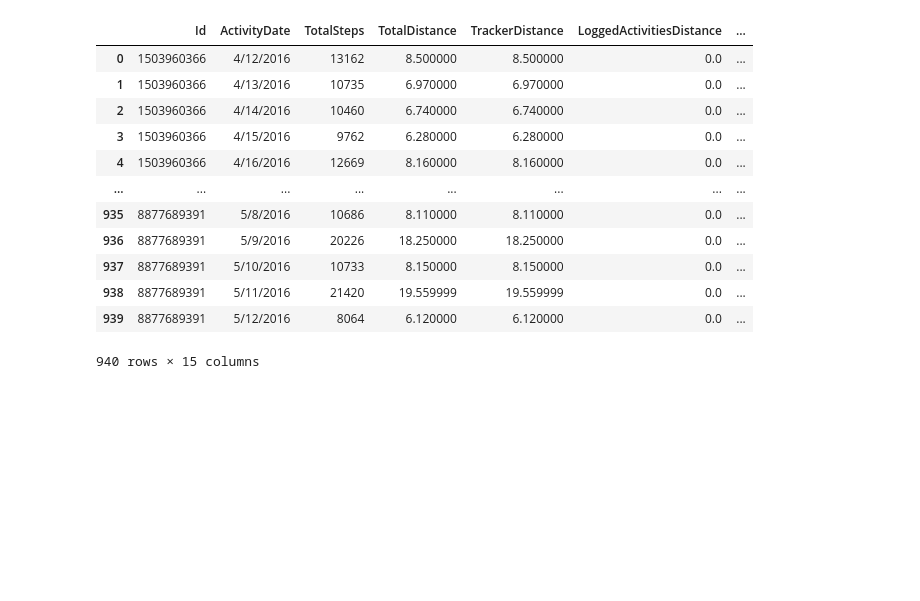
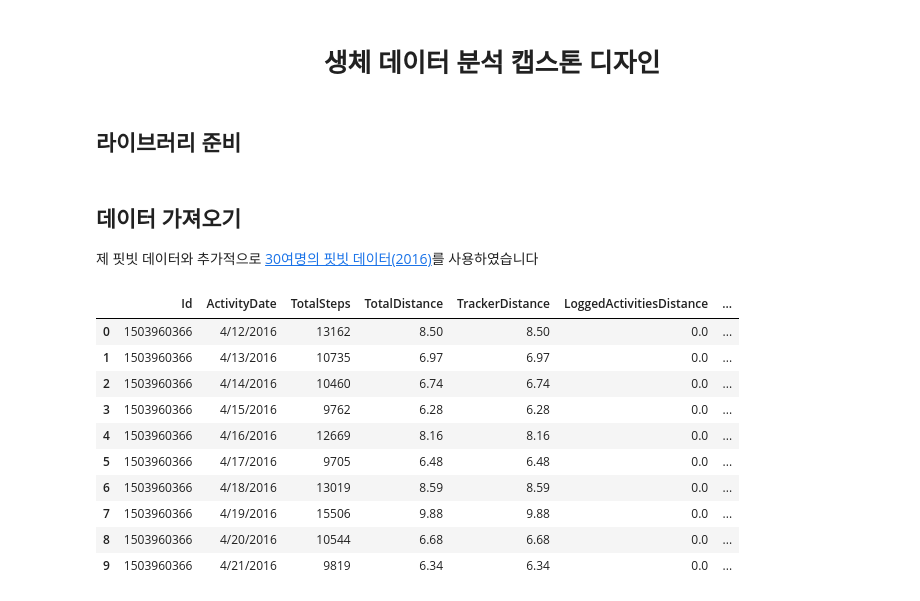
Before and after one commit to hykhhijk/Data_analysis_practice, a Jupyter notebook: Fitbit_capstone/Fitbit_capstone.ipynb, the cells around one changed output. Cells and saved outputs as stored; diff of their text form; code cells hidden in the pictures; blank space fills up the shorter version.

```diff
--- a/Fitbit_capstone/Fitbit_capstone.ipynb
+++ b/Fitbit_capstone/Fitbit_capstone.ipynb
@@ -6,0 +1,4 @@ import seaborn as sns
+# %% [markdown]
+# <center> 생체 데이터 분석 캡스톤 디자인</center>
+# %% [markdown]
+## 라이브러리 준비<br>
@@ -7,21 +11,22 @@ import seaborn as sns
+# %% [markdown]
+## 데이터 가져오기
+제 핏빗 데이터와 추가적으로 [30여명의 핏빗 데이터(2016)](https://www.kaggle.com/arashnic/fitbit)를 사용하였습니다
 # %%
 daily_act = pd.read_csv("archive/Fitabase Data 4.12.16-5.12.16/dailyActivity_merged.csv")
 daily_sleep = pd.read_csv("archive/Fitabase Data 4.12.16-5.12.16/sleepDay_merged.csv")
 my_act = pd.read_csv("archive/my_activity.csv")
 my_sleep=pd.read_csv("archive/my_sleep.csv")
 # %%
-daily_act
+daily_act.head(10)
 # %% [output]
 |  | Id | ActivityDate | TotalSteps | TotalDistance | TrackerDistance | LoggedActivitiesDistance | ... |
-| 0 | 1503960366 | 4/12/2016 | 13162 | 8.500000 | 8.500000 | 0.0 | ... |
-| 1 | 1503960366 | 4/13/2016 | 10735 | 6.970000 | 6.970000 | 0.0 | ... |
-| 2 | 1503960366 | 4/14/2016 | 10460 | 6.740000 | 6.740000 | 0.0 | ... |
-| 3 | 1503960366 | 4/15/2016 | 9762 | 6.280000 | 6.280000 | 0.0 | ... |
-| 4 | 1503960366 | 4/16/2016 | 12669 | 8.160000 | 8.160000 | 0.0 | ... |
-| ... | ... | ... | ... | ... | ... | ... | ... |
-| 935 | 8877689391 | 5/8/2016 | 10686 | 8.110000 | 8.110000 | 0.0 | ... |
-| 936 | 8877689391 | 5/9/2016 | 20226 | 18.250000 | 18.250000 | 0.0 | ... |
-| 937 | 8877689391 | 5/10/2016 | 10733 | 8.150000 | 8.150000 | 0.0 | ... |
-| 938 | 8877689391 | 5/11/2016 | 21420 | 19.559999 | 19.559999 | 0.0 | ... |
-| 939 | 8877689391 | 5/12/2016 | 8064 | 6.120000 | 6.120000 | 0.0 | ... |
+| 0 | 1503960366 | 4/12/2016 | 13162 | 8.50 | 8.50 | 0.0 | ... |
+| 1 | 1503960366 | 4/13/2016 | 10735 | 6.97 | 6.97 | 0.0 | ... |
+| 2 | 1503960366 | 4/14/2016 | 10460 | 6.74 | 6.74 | 0.0 | ... |
+| 3 | 1503960366 | 4/15/2016 | 9762 | 6.28 | 6.28 | 0.0 | ... |
+| 4 | 1503960366 | 4/16/2016 | 12669 | 8.16 | 8.16 | 0.0 | ... |
+| 5 | 1503960366 | 4/17/2016 | 9705 | 6.48 | 6.48 | 0.0 | ... |
+| 6 | 1503960366 | 4/18/2016 | 13019 | 8.59 | 8.59 | 0.0 | ... |
+| 7 | 1503960366 | 4/19/2016 | 15506 | 9.88 | 9.88 | 0.0 | ... |
+| 8 | 1503960366 | 4/20/2016 | 10544 | 6.68 | 6.68 | 0.0 | ... |
+| 9 | 1503960366 | 4/21/2016 | 9819 | 6.34 | 6.34 | 0.0 | ... |
-940 rows × 15 columns
```
Also changed, not shown: parts of 29 cells of this notebook, 1 other file.
